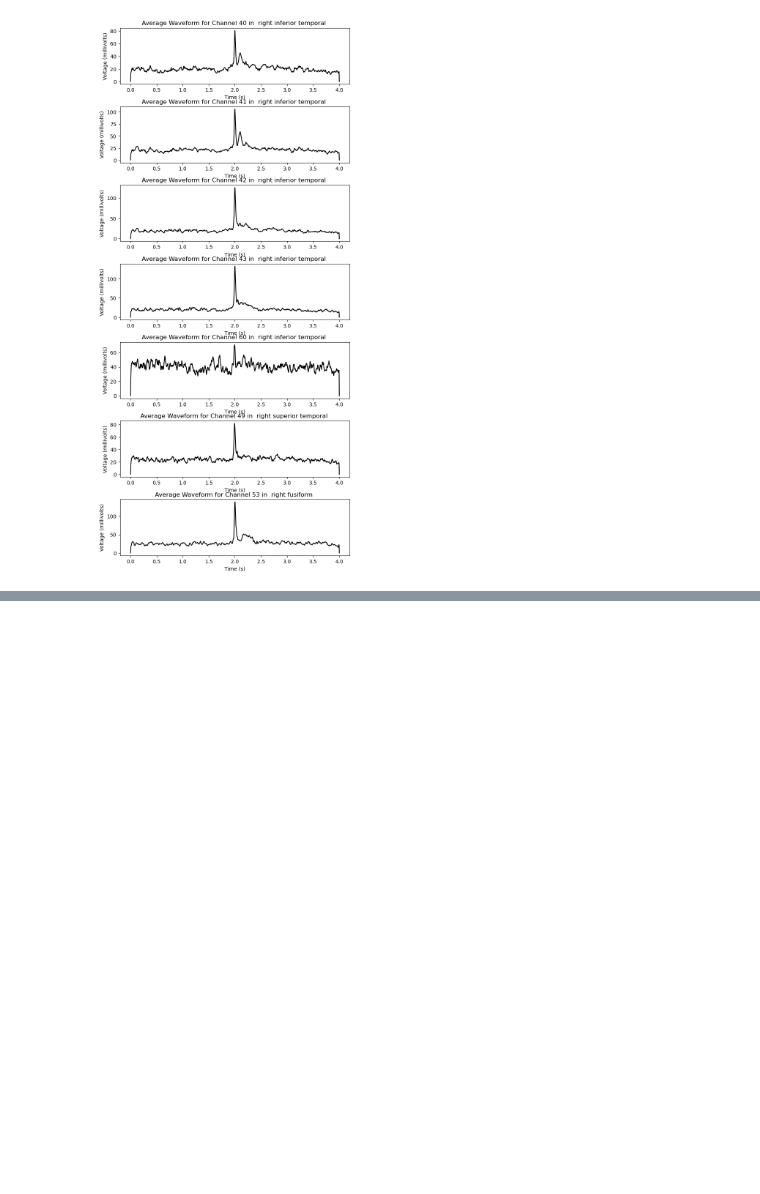
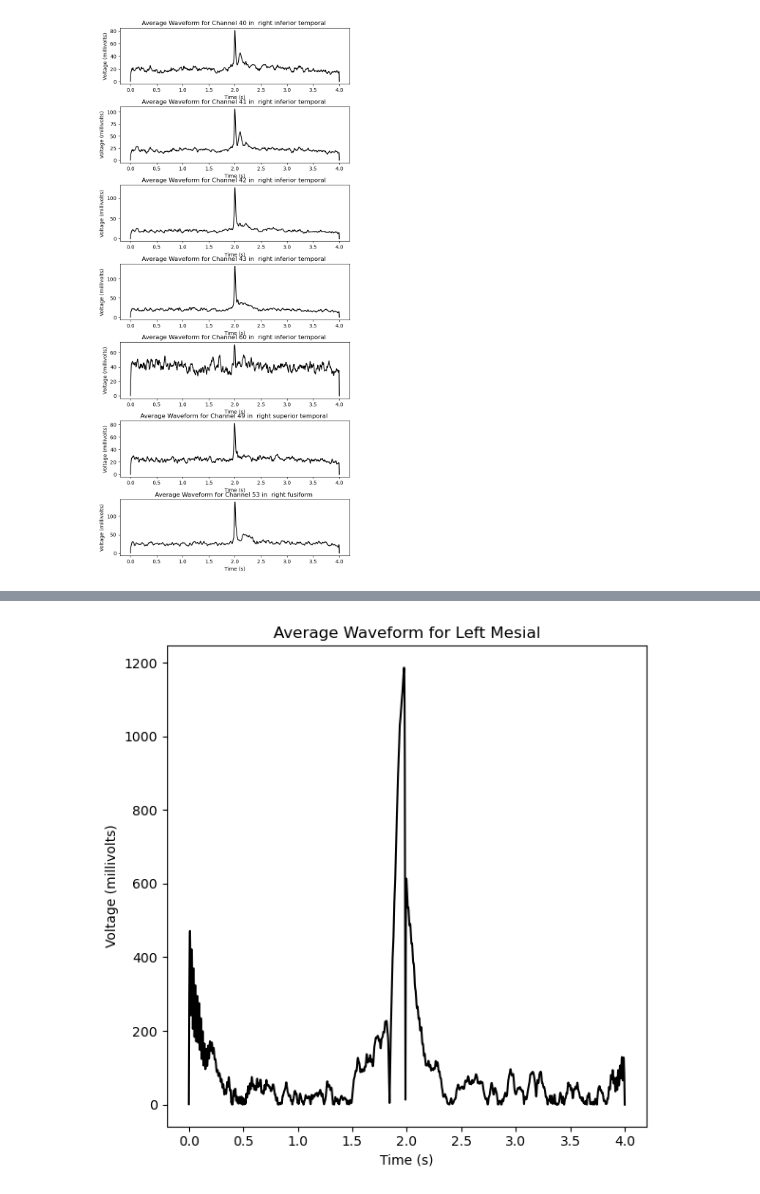
Before and after one commit to carlosaaguila/Interictal_Spike_Analysis, a Jupyter notebook: HUMAN/working_feat_extract_code/mesi lat analysis.ipynb, the cells around one changed output, grey strips where cells are left out. Cells and saved outputs as stored; diff of their text form; code cells hidden in the pictures; blank space fills up the shorter version.

```diff
--- a/HUMAN/working_feat_extract_code/mesi lat analysis.ipynb
+++ b/HUMAN/working_feat_extract_code/mesi lat analysis.ipynb
@@ -154,0 +204,6 @@ plt.savefig("E:/CNT/Interictal_Spike_Analysis/HUMAN/working_feat_extract_code/sp
+# %%
+Lmesi_avgwave_abs = totalavg_roiwave(roiLmesi_idxch, roiLmesi_vals)
+fig = plot_avgroiwave(Lmesi_avgwave_abs, 'Left Mesial')
+fig.savefig("E:/CNT/Interictal_Spike_Analysis/HUMAN/working_feat_extract_code/spike figures/abs_avg_all/Lmesi_abs") #save as jpg
+# %% [output]
+[figure, added]
```
Also changed, not shown: parts of 4 cells of this notebook, 8 other files.
